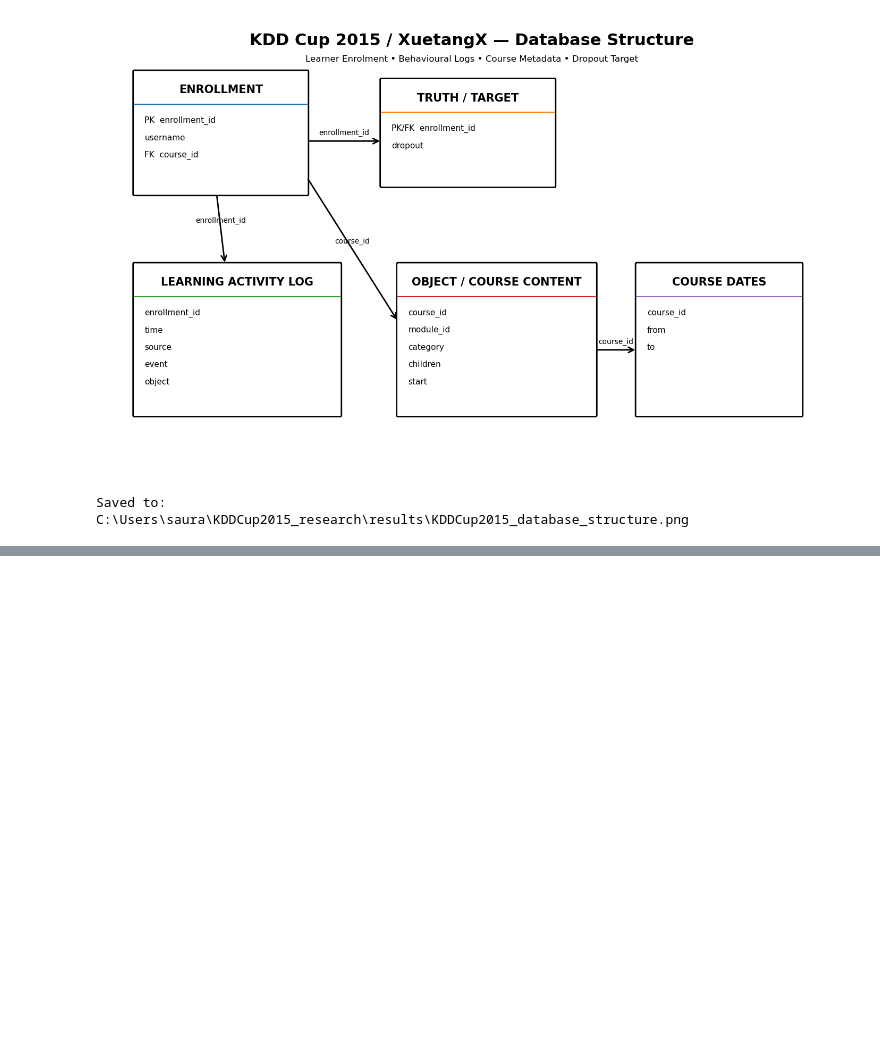
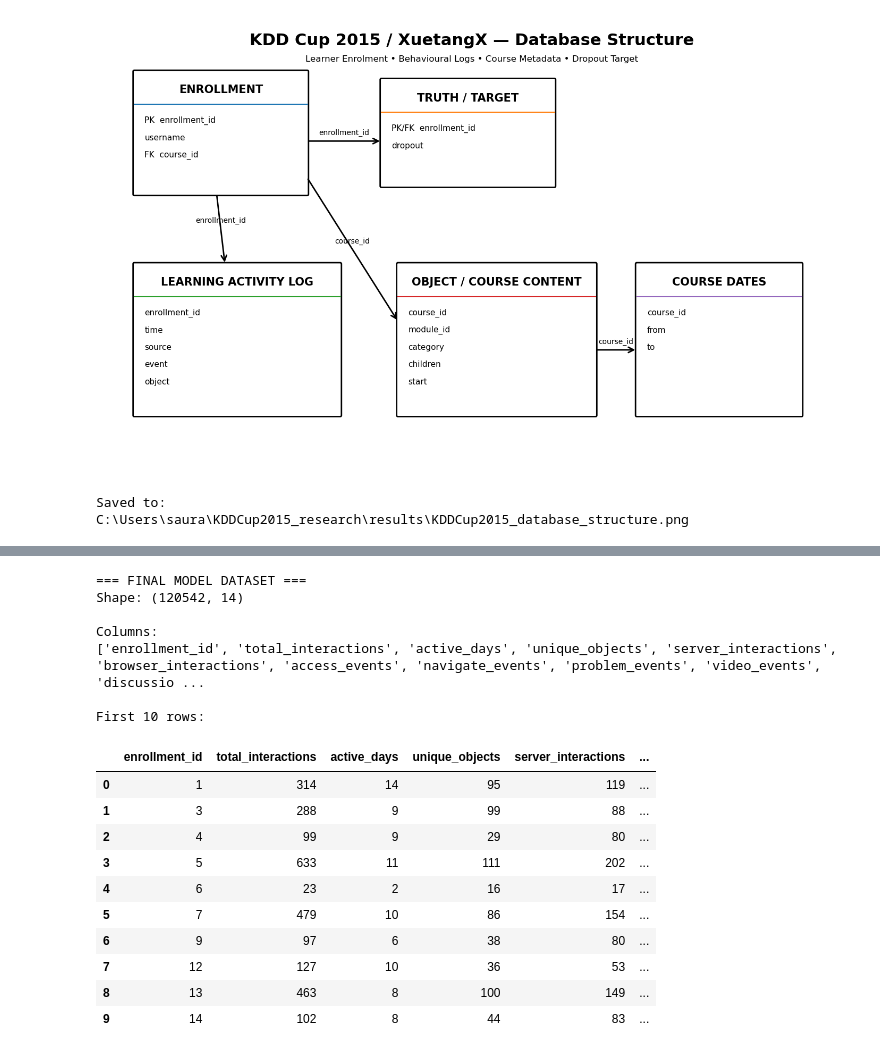
Before and after one commit to chruupee/MIT252503_OULAD_Research, a Jupyter notebook: KDDCup2015_research/notebooks/01_KDDCup2015_Data_Verification.ipynb, the cells around one changed output, grey strips where cells are left out. Drawn from its saved outputs; the diff is of its cells as text; code cells hidden in the pictures; blank space fills up the shorter version.

```diff
--- a/KDDCup2015_research/notebooks/01_KDDCup2015_Data_Verification.ipynb
+++ b/KDDCup2015_research/notebooks/01_KDDCup2015_Data_Verification.ipynb
@@ -465,0 +953,44 @@ C:\Users\saura\KDDCup2015_research\results\KDDCup2015_database_structure.png
+# %%
+# ============================================================
+# STEP 13B — MERGE BEHAVIOURAL FEATURES + DROPOUT LABEL
+# ============================================================
+
+# Ensure matching data types
+features_df["enrollment_id"] = features_df["enrollment_id"].astype("int64")
+truth_train["enrollment_id"] = truth_train["enrollment_id"].astype("int64")
+
+# Merge
+model_df = features_df.merge(
+    truth_train,
+    on="enrollment_id",
+    how="inner",
+    validate="one_to_one"
+)
+
+print("=== FINAL MODEL DATASET ===")
+print("Shape:", model_df.shape)
+
+print("\nColumns:")
+print(model_df.columns.tolist())
+
+print("\nFirst 10 rows:")
+display(model_df.head(10))
+# %% [output]
+=== FINAL MODEL DATASET ===
+Shape: (120542, 14)
+
+Columns:
+['enrollment_id', 'total_interactions', 'active_days', 'unique_objects', 'server_interactions', 'browser_interactions', 'access_events', 'navigate_events', 'problem_events', 'video_events', 'discussio ...
+
+First 10 rows:
+|  | enrollment_id | total_interactions | active_days | unique_objects | server_interactions | ... |
+| 0 | 1 | 314 | 14 | 95 | 119 | ... |
+| 1 | 3 | 288 | 9 | 99 | 88 | ... |
+| 2 | 4 | 99 | 9 | 29 | 80 | ... |
+| 3 | 5 | 633 | 11 | 111 | 202 | ... |
+| 4 | 6 | 23 | 2 | 16 | 17 | ... |
+| 5 | 7 | 479 | 10 | 86 | 154 | ... |
+| 6 | 9 | 97 | 6 | 38 | 80 | ... |
+| 7 | 12 | 127 | 10 | 36 | 53 | ... |
+| 8 | 13 | 463 | 8 | 100 | 149 | ... |
+| 9 | 14 | 102 | 8 | 44 | 83 | ... |
```
Also changed, not shown: parts of 22 cells of this notebook.
